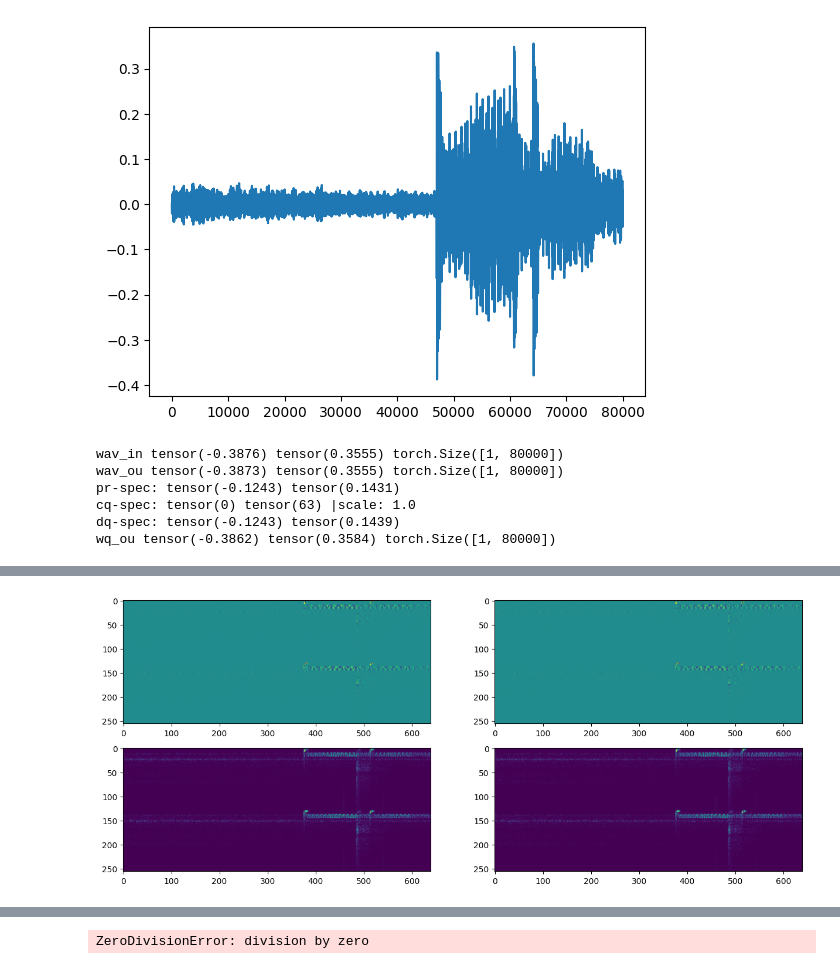
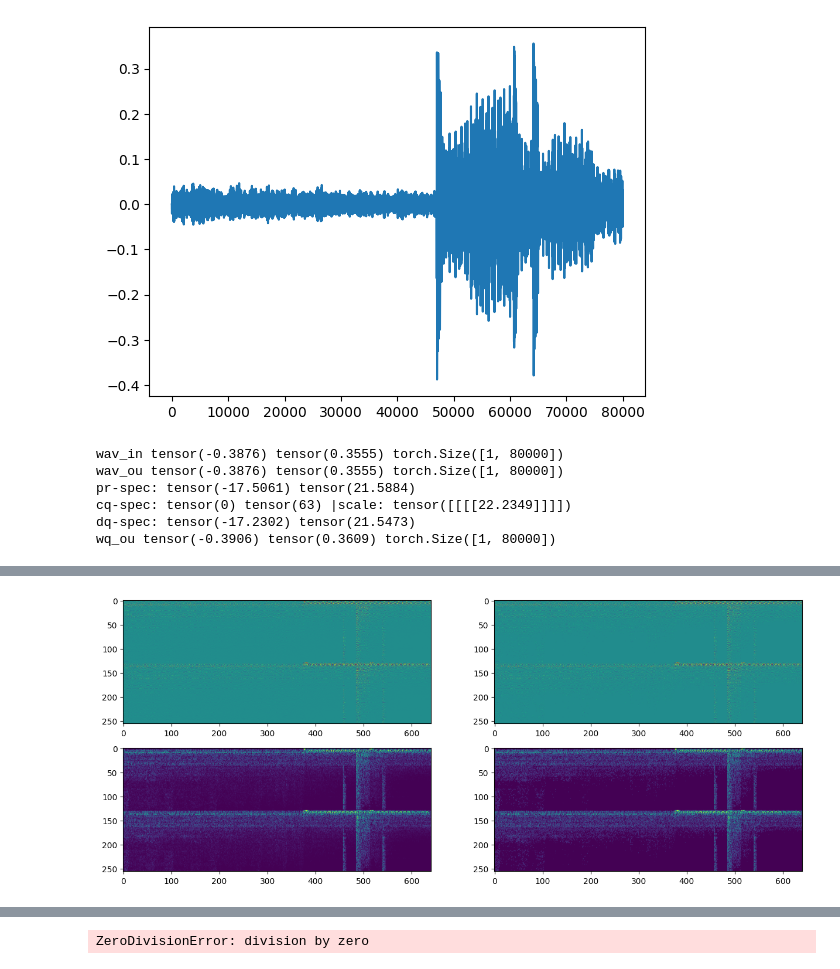
Before and after one commit to wkzng/iSincNet, a Jupyter notebook: demo_legacy.ipynb, the cells around one changed output, grey strips where cells are left out. Saved outputs shown, nothing was run; the diff lists cells and outputs as text; code cells hidden in the pictures.

```diff
--- a/demo_legacy.ipynb
+++ b/demo_legacy.ipynb
@@ -28,6 +28,7 @@ params = {
     "fs": SAMPLE_RATE,
     "fps": 128,
     "n_bins": 128,
+    "spec_type": "stft",
     "scale": "mel",
     "component": "complex",
     "causal": False,
@@ -35,14 +36,14 @@ params = {
     "decoder_type": "fast"
 }
 
-sinc : SincNet = (
-    SincNet(**params)
+transform = (
+    create_spectrogram_transform(params)
     .load_pretrained_weights(weights_folder=weights_folder, verbose=True)
     .eval()
     .to(device)
 )
 # %%
-_ = sinc.load_pretrained_weights(weights_folder=weights_folder, verbose=True)
+_ = transform.load_pretrained_weights(weights_folder=weights_folder, verbose=True)
 # %% [markdown]
 ## 1 - Invertibility Test
 # %%
@@ -72,14 +73,9 @@ ipd.Audio(waveform, rate=SAMPLE_RATE, autoplay=False)
 [figure]
 # %%
 eps = 1e-8
-q_bits = 6 #+ 4
-# quantizer = MuLawQuant(q_bits=q_bits, pre_scaling=False)
-quantizer = PolarMuLawQuant(q_bits=q_bits, pre_scaling=False)
-# quantizer = DemodulatedPolarQuant(
-#     q_bits=q_bits,
-#     center_frequencies_hz=scale_freqs(sinc.config.fs, sinc.config.n_bins, sinc.config.scale)[0],
-#     frame_rate=sinc.config.fps
-# )
+q_bits = 6
+#quantizer = MuLawQuant(q_bits=q_bits, pre_scaling=True)
+quantizer = PolarMuLawQuant(q_bits=q_bits, pre_scaling=True)
 
 
 with torch.no_grad():
@@ -88,11 +84,11 @@ with torch.no_grad():
     print("wav_in", wav.min(), wav.max(), wav.shape)
 
     #encode and decode waveform
-    spec = s = sinc.encode(wav)
+    spec = s = transform.encode(wav)
     #s[:, :, 96:] = 0
-    reconstructed_wav = sinc.decode(s)
+    reconstructed_wav = transform.decode(s)
 
-    # predictions = sinc(wav)
+    # predictions = transform(wav)
     # reconstructed_wav = predictions["waveform"]
 
     print("wav_ou", reconstructed_wav.min(), reconstructed_wav.max(), reconstructed_wav.shape)
@@ -103,7 +99,7 @@ with torch.no_grad():
     print("cq-spec:", sq.min(), sq.max(), f"|scale: {scale}")
     sr = quantizer.dequantize(sq, scale)
     print("dq-spec:", sr.min(), sr.max())
-    detokenized_wav = sinc.decode(sr)
+    detokenized_wav = transform.decode(sr)
     print("wq_ou", detokenized_wav.min(), detokenized_wav.max(), detokenized_wav.shape)
 
     #apply mu-law-companding for visualization
@@ -125,39 +121,39 @@ yr = sr.detach().numpy()
 
 axes[0,0].imshow(y)
 axes[1,0].imshow(np.abs(y))
 #axes[2,0].imshow(m[0].detach().numpy())
 
 axes[0,1].imshow(yr)
 axes[1,1].imshow(np.abs(yr))
 #axes[2,1].imshow(mr[0].detach().numpy())
 
 # Create your Audio objects
 audio1 = ipd.Audio(reconstructed_wav, rate=SAMPLE_RATE, autoplay=False)
 audio2 = ipd.Audio(detokenized_wav, rate=SAMPLE_RATE, autoplay=False)
 # Embed them in HTML with flexbox for horizontal layout
 html_content = f"""
 <div style="display:flex; justify-content:space-around;">
     <div>
         <h3>Reconstructed waveform</h3>
         {audio1._repr_html_()}
     </div>
     <div>
         <h3>Dequantized waveform</h3>
         {audio2._repr_html_()}
     </div>
 </div>
 """
 # Display the HTML
 display(HTML(html_content))
 # %% [output]
 wav_in tensor(-0.3876) tensor(0.3555) torch.Size([1, 80000])
-wav_ou tensor(-0.3873) tensor(0.3555) torch.Size([1, 80000])
-pr-spec: tensor(-0.1243) tensor(0.1431)
-cq-spec: tensor(0) tensor(63) |scale: 1.0
-dq-spec: tensor(-0.1243) tensor(0.1439)
-wq_ou tensor(-0.3862) tensor(0.3584) torch.Size([1, 80000])
+wav_ou tensor(-0.3876) tensor(0.3555) torch.Size([1, 80000])
+pr-spec: tensor(-17.5061) tensor(21.5884)
+cq-spec: tensor(0) tensor(63) |scale: tensor([[[[22.2349]]]])
+dq-spec: tensor(-17.2302) tensor(21.5473)
+wq_ou tensor(-0.3906) tensor(0.3609) torch.Size([1, 80000])
 [interactive output not drawn]
-[figure, old version]
+[figure, new version]
 # %%
 figure, axes = plt.subplots(2, 1, figsize=(12, 4))
 axes[0].imshow(sq[0,0].cpu().numpy())
```
Also changed, not shown: parts of 5 cells of this notebook, 7 other files.
